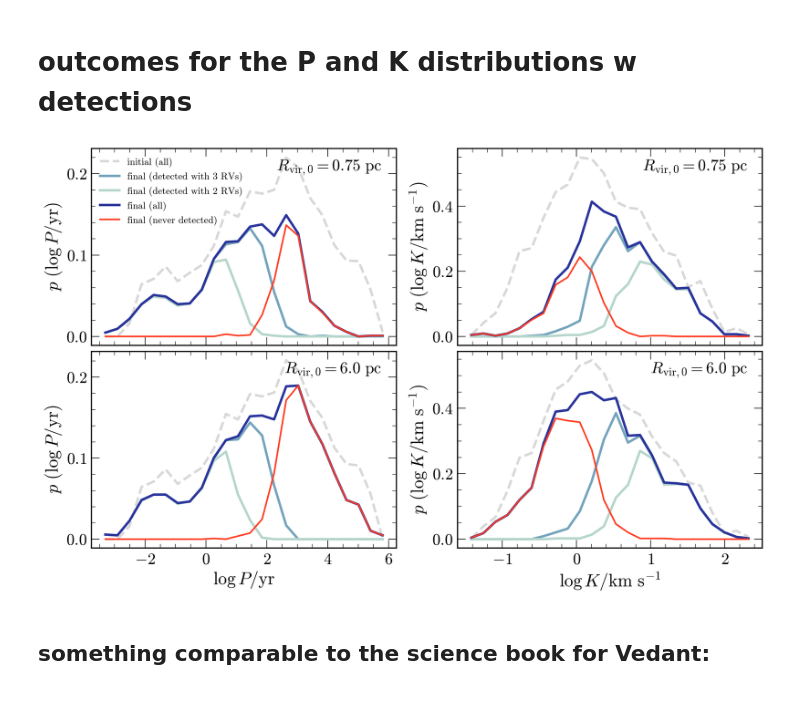
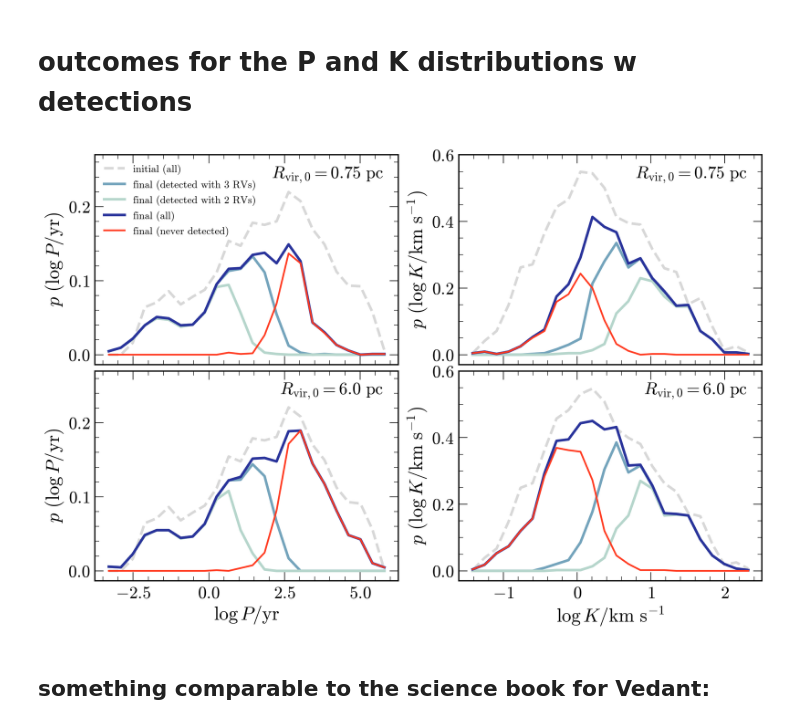
Before and after one commit to anya-m-phillips/p26, a Jupyter notebook: analysis/8_summarize_amplitudes_detections.ipynb, the cells around one changed output. Drawn from its saved outputs; the diff is of its cells as text; code cells hidden in the pictures.

```diff
--- a/analysis/8_summarize_amplitudes_detections.ipynb
+++ b/analysis/8_summarize_amplitudes_detections.ipynb
@@ -112,7 +112,7 @@ def get_binary_coords(path, i):
 n_list = [8,14]
 # labels = ["Low"]
 
-fig, axs_grid = plt.subplots(len(n_list), 2, figsize=[15,9],#[2*20/3,60*0.66/4],
+fig, axs_grid = plt.subplots(len(n_list), 2, figsize=[14,9],#[2*20/3,60*0.66/4],
                                 sharey=False)
 plt.subplots_adjust(hspace=0.03)
 
@@ -219,6 +219,7 @@ for k, n in enumerate(n_list):
                                       bins,weights=np.ones(Pf[in_mw][~detected3_in_MW & mass_selection_in_mw & final_clip].size)/N_init)
     ax.plot(bin_centers, hist_undetected/bin_width, label="final (never detected)", c="#FF3A20", linestyle="-", linewidth=2)
     ax.set_yticks([0, 0.1, 0.2])
+    ax.set_ylim(-0.27/20, 0.27)
 
     if k==0:
         bb=ax.get_position()
@@ -242,31 +243,32 @@ for k, n in enumerate(n_list):
     bins = np.linspace(-1.5, 2.4, 25)
     bin_centers = (bins[1:]+bins[:-1])/2
     bin_width = np.diff(bin_centers)[0]
 
     hist_initial,_ = np.histogram(np.log10(K0[select_mass0]), bins, weights=np.ones(N_init)/N_init)
     ax.plot(bin_centers, hist_initial/bin_width, label="initial (all)", linestyle="--", color="0.5", alpha=0.3)
 
 
     hist_final_detected3, _ = np.histogram(np.log10(Kf[in_mw][detected3_in_MW & mass_selection_in_mw & final_clip]), bins,
                                            weights=np.ones(Kf[in_mw][detected3_in_MW & mass_selection_in_mw & final_clip].size)/N_init)
     ax.plot(bin_centers, hist_final_detected3/bin_width, label="final (detected with 3 RVs)", color=colors_list[2])
 
 
     hist_final_detected2,_ = np.histogram(np.log10(Kf[in_mw][detected2_in_MW & mass_selection_in_mw & final_clip]), bins,
                                            weights=np.ones(Kf[in_mw][detected2_in_MW & mass_selection_in_mw & final_clip].size)/N_init)
     ax.plot(bin_centers, hist_final_detected2/bin_width, label="final (detected with 2 RVs)",color=colors_list[1])
 
     hist_final,_ = np.histogram(np.log10(Kf[in_mw][mass_selection_in_mw & final_clip]), bins,
                                  weights=np.ones(Kf[in_mw][mass_selection_in_mw & final_clip].size)/N_init)
     ax.plot(bin_centers, hist_final/bin_width, label="final (all)", color=colors_list[3])
 
     hist_undetected, _ = np.histogram(np.log10(Kf[in_mw][~detected3_in_MW & mass_selection_in_mw & final_clip]), bins,
                                        weights=np.ones(Kf[in_mw][~detected3_in_MW & mass_selection_in_mw & final_clip].size)/N_init)
     ax.plot(bin_centers, hist_undetected/bin_width, label="final (never detected)", c="#FF3A20", linestyle="-", linewidth=2)
 
 
     # ax.set_ylim(-0.0025, 0.099)
+    ax.set_ylim(-0.6/20, 0.6)
 
 plt.savefig("plots/period_AND_K_distribution_with_outcomes.pdf", dpi=300, bbox_inches="tight")
 # %% [output]
-[figure, old version]
+[figure, new version]
```
Also changed, not shown: parts of 1 cell of this notebook, 1 other file.
